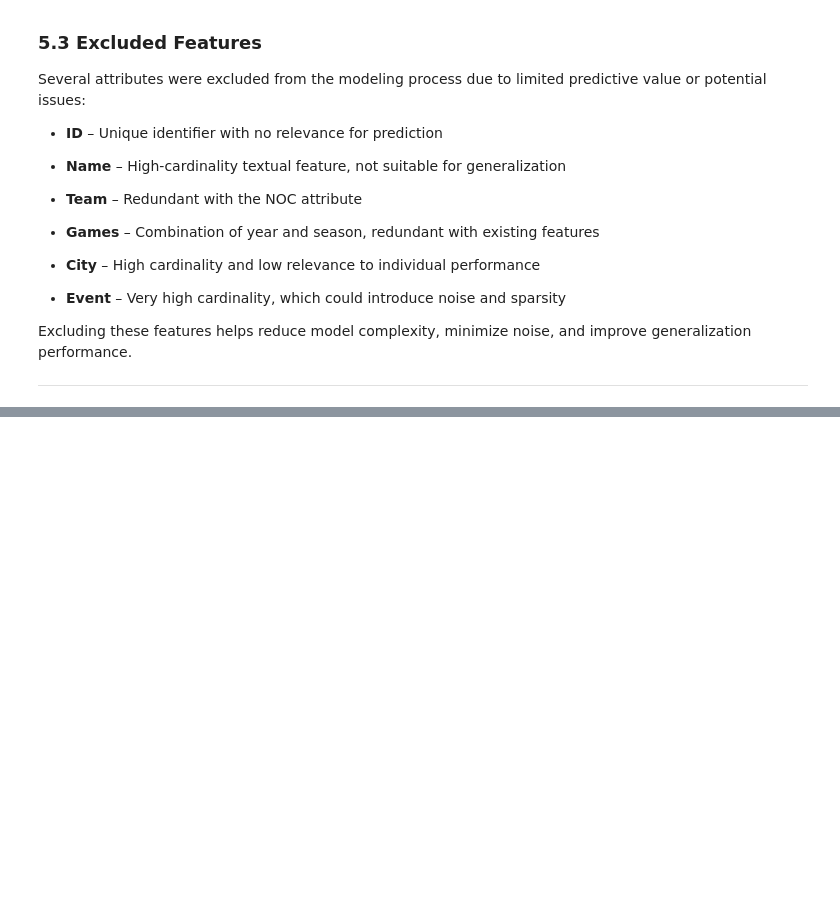
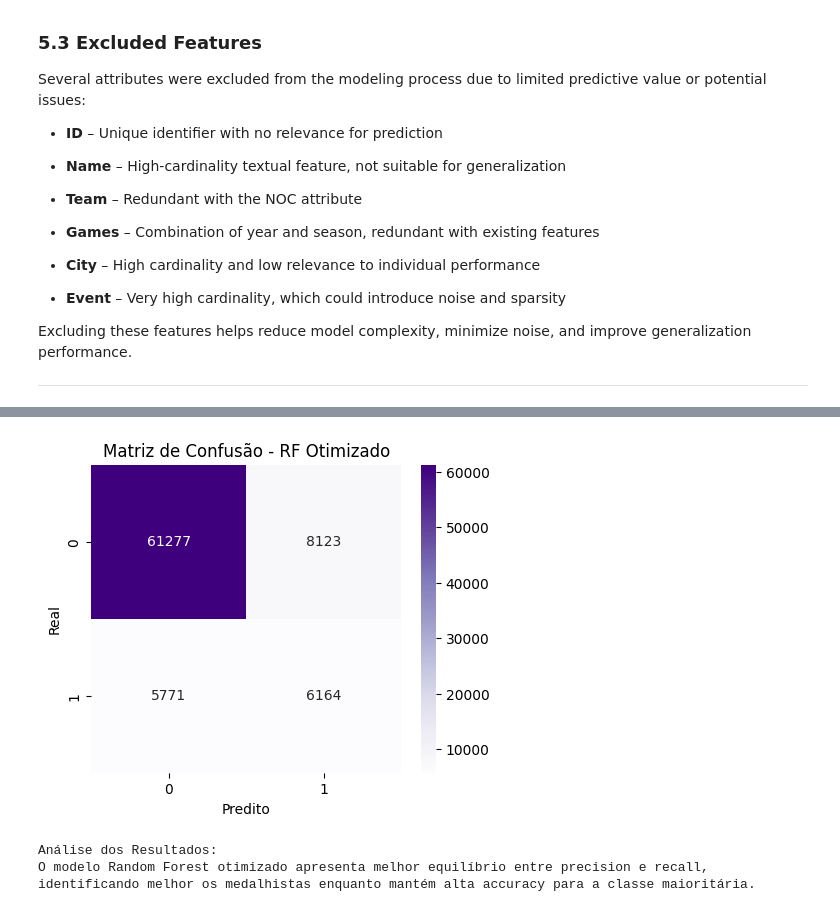
Before and after one commit to diogooaabreu/IA25_P02_G4, a Jupyter notebook: Notebook1.ipynb, the cells around one changed output, grey strips where cells are left out. Saved outputs shown, nothing was run; the diff lists cells and outputs as text; code cells hidden in the pictures; blank space fills up the shorter version.

```diff
--- a/Notebook1.ipynb
+++ b/Notebook1.ipynb
@@ -202,0 +593,67 @@ Excluding these features helps reduce model complexity, minimize noise, and impr
+# %%
+# ===============================
+# Etapa 3 – Otimização do Random Forest (versão rápida)
+# ===============================
+
+from sklearn.ensemble import RandomForestClassifier
+from sklearn.model_selection import RandomizedSearchCV
+from sklearn.metrics import accuracy_score, confusion_matrix, classification_report
+import matplotlib.pyplot as plt
+import seaborn as sns
+
+# --- Definir o modelo base ---
+rf = RandomForestClassifier(random_state=42)
+
+# --- Definir a grelha de parâmetros ---
+param_grid = {
+    'n_estimators': [50, 100, 150],      # número de árvores
+    'max_depth': [10, 20, None],         # profundidade máxima
+    'criterion': ['gini', 'entropy'],    # critério de divisão
+    'class_weight': ['balanced']         # balanceamento de classes
+}
+
+# --- Configurar RandomizedSearchCV ---
+random_search = RandomizedSearchCV(
+    estimator=rf,
+    param_distributions=param_grid,
+    n_iter=10,        # número de combinações aleatórias
+    cv=3,             # validação cruzada 3-fold
+    scoring='f1',     # métrica F1
+    n_jobs=-1,        # usar todos os núcleos
+    verbose=2,
+    random_state=42
+)
+
+# --- Treinar o RandomizedSearch ---
+print("Iniciando RandomizedSearchCV...")
+random_search.fit(X_train, y_train)
+
+# --- Mostrar os melhores hiperparâmetros ---
+print("\nMelhores parâmetros encontrados:")
+print(random_search.best_params_)
+
+# --- Avaliar o modelo otimizado ---
+y_pred_otimizado = random_search.predict(X_test)
+
+acc_otimizado = accuracy_score(y_test, y_pred_otimizado)
+cm_otimizado = confusion_matrix(y_test, y_pred_otimizado)
+
+print(f"\nAccuracy do modelo otimizado: {acc_otimizado:.4f}")
+print("Matriz de Confusão:")
+print(cm_otimizado)
+print("\nRelatório de Classificação:")
+print(classification_report(y_test, y_pred_otimizado))
+
+# --- Gráfico da Matriz de Confusão ---
+plt.figure(figsize=(5,4))
+sns.heatmap(cm_otimizado, annot=True, fmt="d", cmap="Purples")
+plt.title("Matriz de Confusão - RF Otimizado")
+plt.xlabel("Predito")
+plt.ylabel("Real")
+plt.show()
+
+# --- Análise em frase ---
+print("Análise dos Resultados:")
+print("O modelo Random Forest otimizado apresenta melhor equilíbrio entre precision e recall,")
+print("identificando melhor os medalhistas enquanto mantém alta accuracy para a classe maioritária.")
+# %% [output]
@@ -202,0 +680,4 @@ Excluding these features helps reduce model complexity, minimize noise, and impr
+[figure, added]
+Análise dos Resultados:
+O modelo Random Forest otimizado apresenta melhor equilíbrio entre precision e recall,
+identificando melhor os medalhistas enquanto mantém alta accuracy para a classe maioritária.
```
Also changed, not shown: parts of 8 cells of this notebook.
